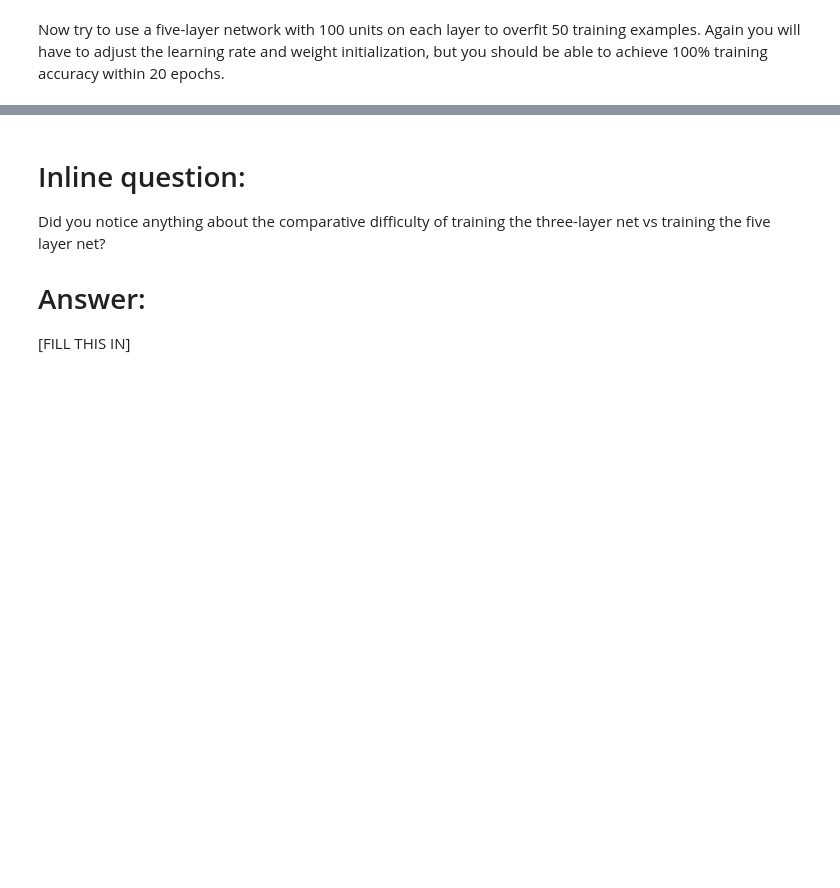
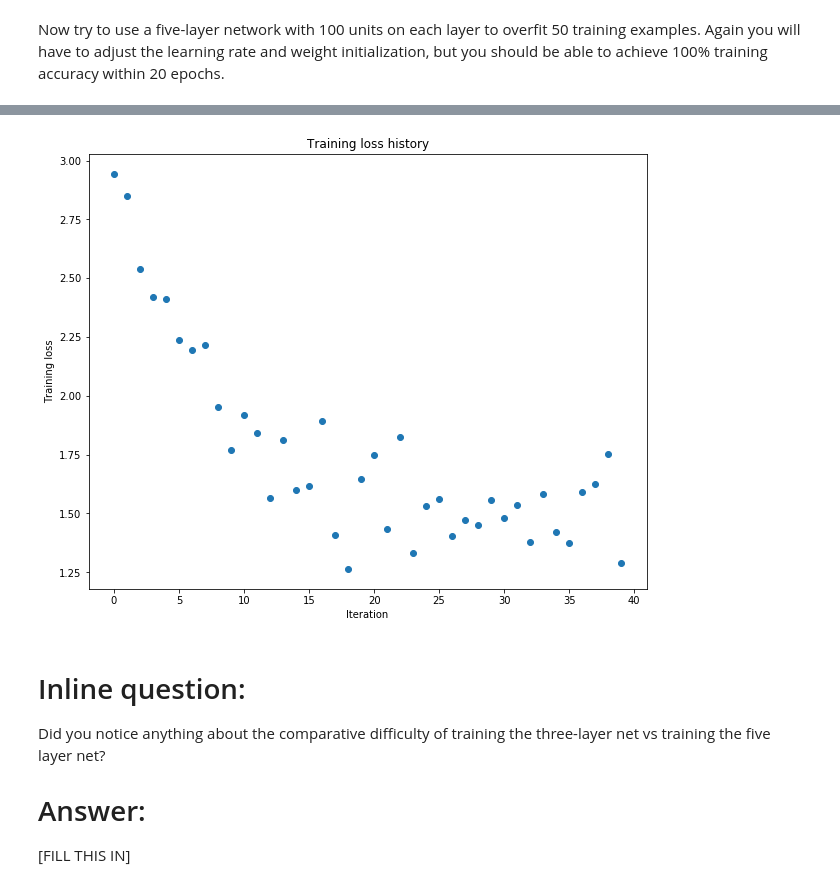
Before and after one commit to smartjinyu/CS231n_assignments, a Jupyter notebook: assignment2/FullyConnectedNets.ipynb, the cells around one changed output, grey strips where cells are left out. Drawn from its saved outputs; the diff is of its cells as text; code cells hidden in the pictures; blank space fills up the shorter version.

```diff
--- a/assignment2/FullyConnectedNets.ipynb
+++ b/assignment2/FullyConnectedNets.ipynb
@@ -457,8 +491,8 @@ small_data = {
   'y_val': data['y_val'],
 }
 
-learning_rate = 1e-3
-weight_scale = 1e-5
+learning_rate = 2e-3
+weight_scale = 4.5e-2
 model = FullyConnectedNet([100, 100, 100, 100],
                 weight_scale=weight_scale, dtype=np.float64)
 solver = Solver(model, small_data,
@@ -475,3 +509,4 @@ plt.title('Training loss history')
 plt.xlabel('Iteration')
 plt.ylabel('Training loss')
 plt.show()
+# %% [output]
@@ -478,3 +530,4 @@ plt.show()
+[figure, added]
 # %% [markdown]
 # Inline question:
 Did you notice anything about the comparative difficulty of training the three-layer net vs training the five layer net?
```
Also changed, not shown: parts of 3 cells of this notebook.
